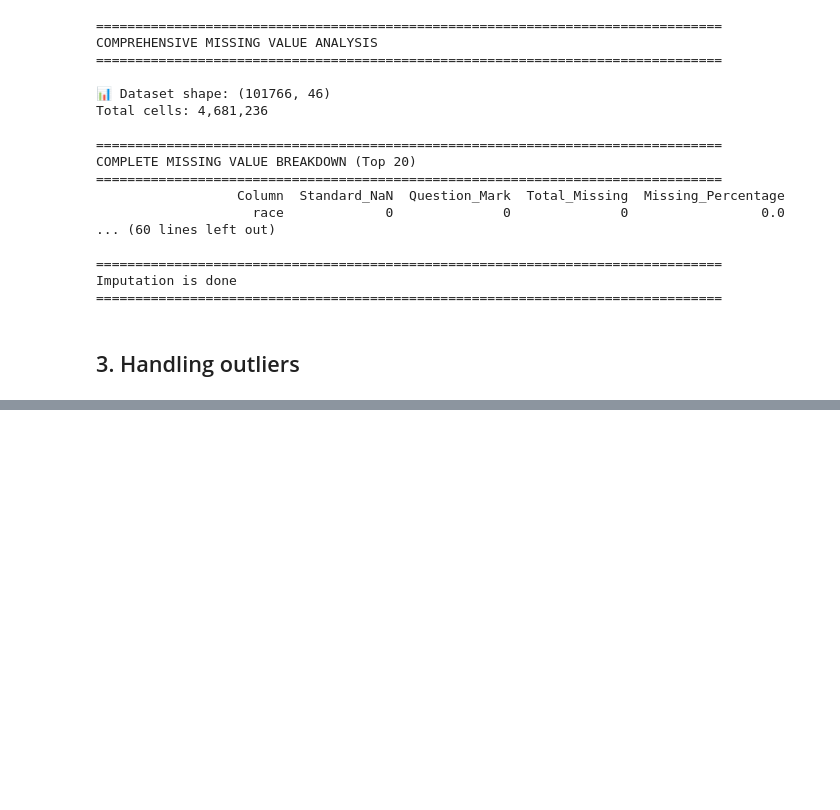
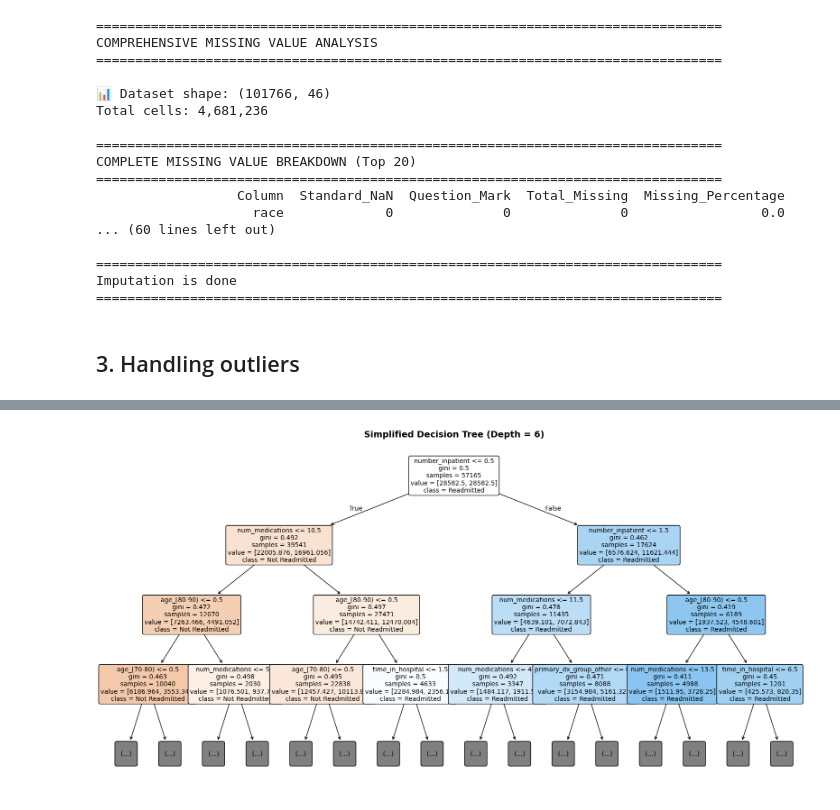
Before and after one commit to MuhammadHamza687/dsf, a Jupyter notebook: DSF_Mid_Lab_Exam.ipynb, the cells around one changed output, grey strips where cells are left out. Saved outputs shown, nothing was run; the diff lists cells and outputs as text; code cells hidden in the pictures; blank space fills up the shorter version.

```diff
--- a/DSF_Mid_Lab_Exam.ipynb
+++ b/DSF_Mid_Lab_Exam.ipynb
@@ -1425,0 +898,21 @@ array(['not_tested', '>300', 'Norm', '>200'], dtype=object)
+# %%
+from sklearn.tree import plot_tree
+import matplotlib.pyplot as plt
+
+plt.figure(figsize=(20, 10))
+
+# Limit tree depth (set between 5 and 7)
+plot_tree(
+    dt_pipe.named_steps['model'],       # or your model name
+    feature_names=final_names_dt,       # feature names
+    class_names=['Not Readmitted', 'Readmitted'],
+    filled=True,
+    rounded=True,
+    max_depth=3,                        # 👈 show only first 6 levels
+    fontsize=10
+)
+
+plt.title("Simplified Decision Tree (Depth = 6)", fontsize=14, weight='bold')
+plt.show()
+# %% [output]
+[figure, added]
```
Also changed, not shown: parts of 37 cells of this notebook.
